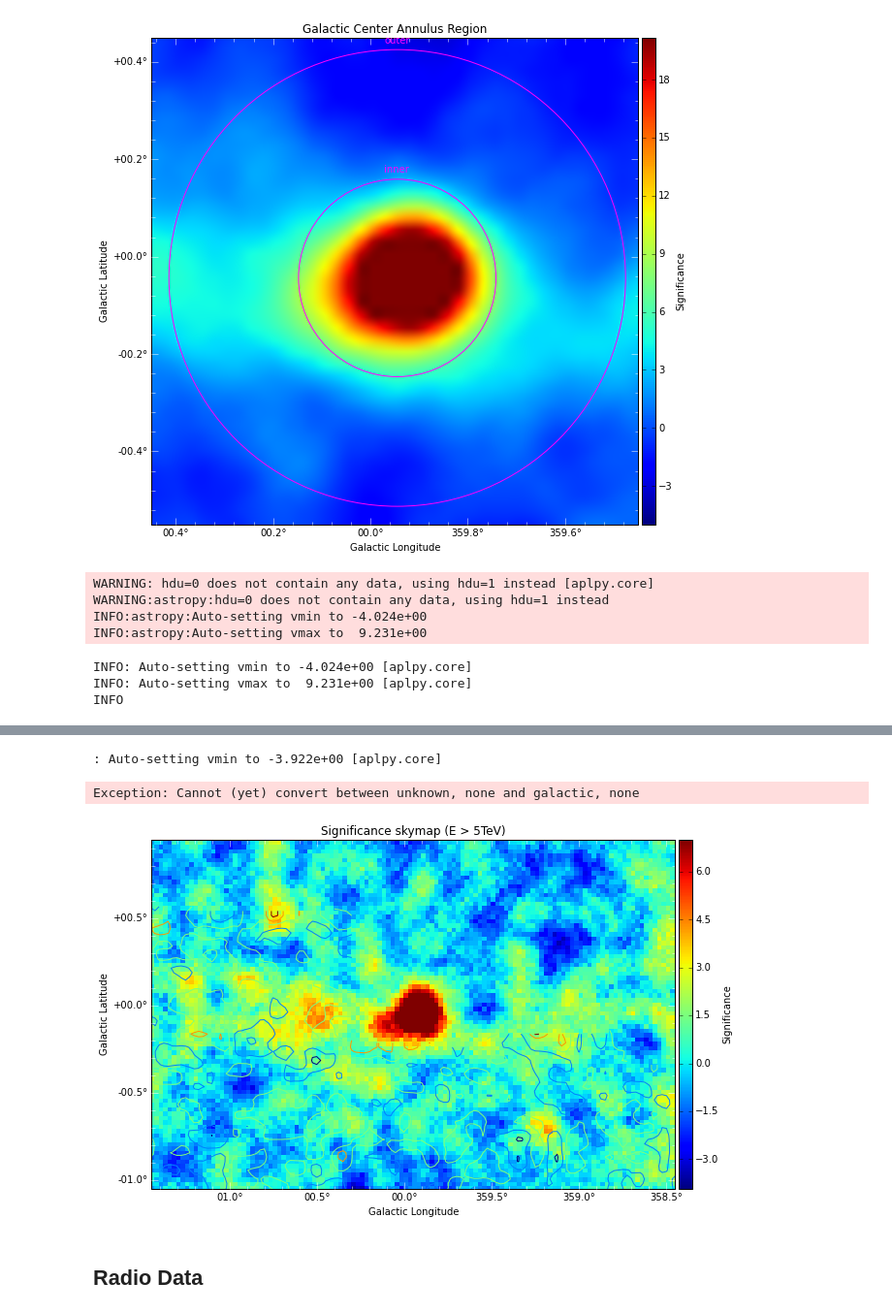
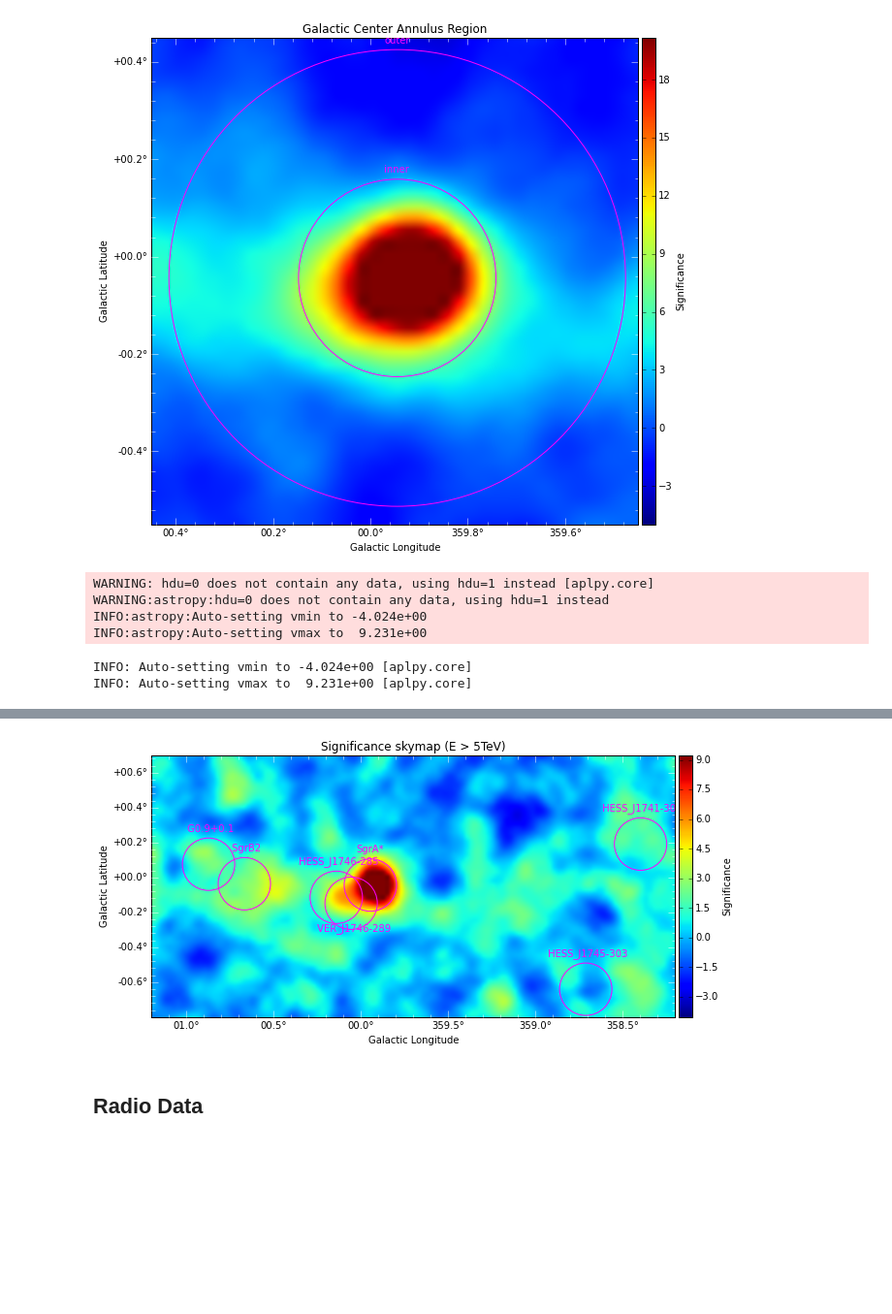
Before and after one commit to MattGPT-ai/analysis-tools-m, a Jupyter notebook: GC/FITS_plots.ipynb, the cells around one changed output, grey strips where cells are left out. Shown at 97% size. Drawn from its saved outputs; the diff is of its cells as text; code cells hidden in the pictures; blank space fills up the shorter version.

```diff
--- a/GC/FITS_plots.ipynb
+++ b/GC/FITS_plots.ipynb
@@ -18,20 +18,21 @@ from os.path import expanduser
 import warnings
 # %%
 #warnings.filterwarnings('module')
-home = expanduser("~")
+home = path.expanduser("~")
 gc_dir = home + "/Dropbox/GalacticCenter"
-fitsdir = home + "/Dropbox/GalacticCenter/fits/"
-filename = fitsdir + "stage6_wobble_disp5t_skymap_subtraction_center_SgrA_maps.fits"
+fitsdir = gc_dir +"/fits/"
+filename = fitsdir + "/stage6_wobble_disp5t_skymap_subtraction_center_SgrA_maps.fits"
+
 update_file = fits.open(filename, mode='update')
 #update_header = fits.getheader(filename)
-data_up, update_header = fits.getdata(filename,header=True)
+data_up, update_header = fits.getdata(filename, header=True)
 print(type(update_header))
-print(update_header)
+
 #verify_header(update_header) # could not find RADECSYS
 print(update_header)
 update_file.close()
-fits.writeto(filename, data_up, update_header, clobber=True)
-#fits.getdata?
+
+#fits.writeto(filename, data_up, update_header, clobber=False)
 # %% [output]
 <class 'astropy.io.fits.header.Header'>
 SIMPLE  =                    T / conforms to FITS standard                      BITPIX  =                  -32 / array data type                                NAXIS   =                    2 / number  ...
@@ -312,13 +313,15 @@ INFO: Auto-setting vmin to -4.978e+00 [aplpy.core]
 INFO: Auto-setting vmax to  2.017e+01 [aplpy.core]
 [figure]
 # %%
-fig_apl = aplpy.FITSFigure(fitsdir+"/SgrA_disp5t_E5000_4tels_noPoor_skymap.fits")
+fig_apl = aplpy.FITSFigure(fitsdir+"/SgrA_disp5t_E5000_4tels_skymap.fits")
 setup_sig_fits(fig_apl)
 fig_apl.set_title("Significance skymap (E > 5TeV)")
-fig_apl.show_colorscale(vmax=7.)
-fig_apl.recenter(359.95, -0.05, width=3., height=2.)
+#fig_apl.show_colorscale(vmax=7.)
+fig_apl.recenter(359.7, -0.05, width=3., height=1.5)
 
-plt.savefig(gc_dir+"/plots/skymaps/SgrA_sigmap_E5000_fits.png")
+fig_apl.show_regions(fitsdir+"/stage6_wobble_disp5t_skymap_subtraction_center_SgrA_maps_ds9_full.reg")
+
+#plt.savefig(gc_dir+"/plots/skymaps/SgrA_sigmap_E5000_fits.png")
 # %% [output]
 WARNING: hdu=0 does not contain any data, using hdu=1 instead [aplpy.core]
 WARNING:astropy:hdu=0 does not contain any data, using hdu=1 instead
@@ -326,4 +329,3 @@ INFO:astropy:Auto-setting vmin to -4.024e+00
 INFO:astropy:Auto-setting vmax to  9.231e+00
 INFO: Auto-setting vmin to -4.024e+00 [aplpy.core]
 INFO: Auto-setting vmax to  9.231e+00 [aplpy.core]
-INFO
@@ -333,5 +332,3 @@ WARNING:astropy:No WCS information found in header - using pixel coordinates
-: Auto-setting vmin to -3.922e+00 [aplpy.core]
-Exception: Cannot (yet) convert between unknown, none and galactic, none
-[figure, old version]
+[figure, new version]
 # %% [markdown]
 <h2>Radio Data
```
Also changed, not shown: parts of 11 cells of this notebook, 4 other files.
